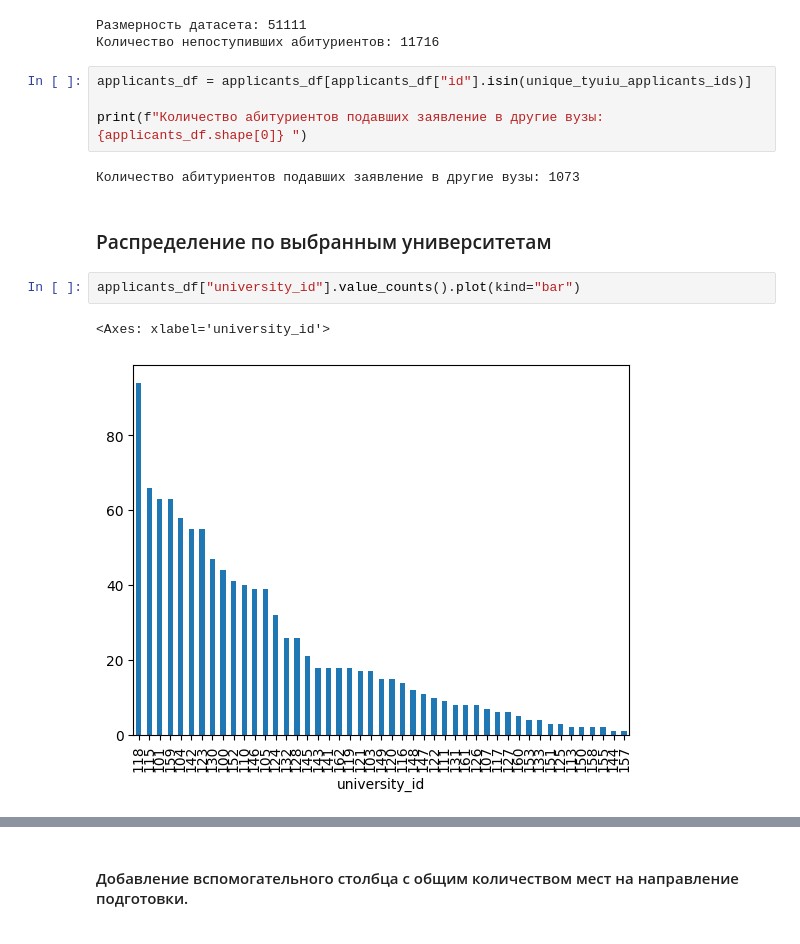
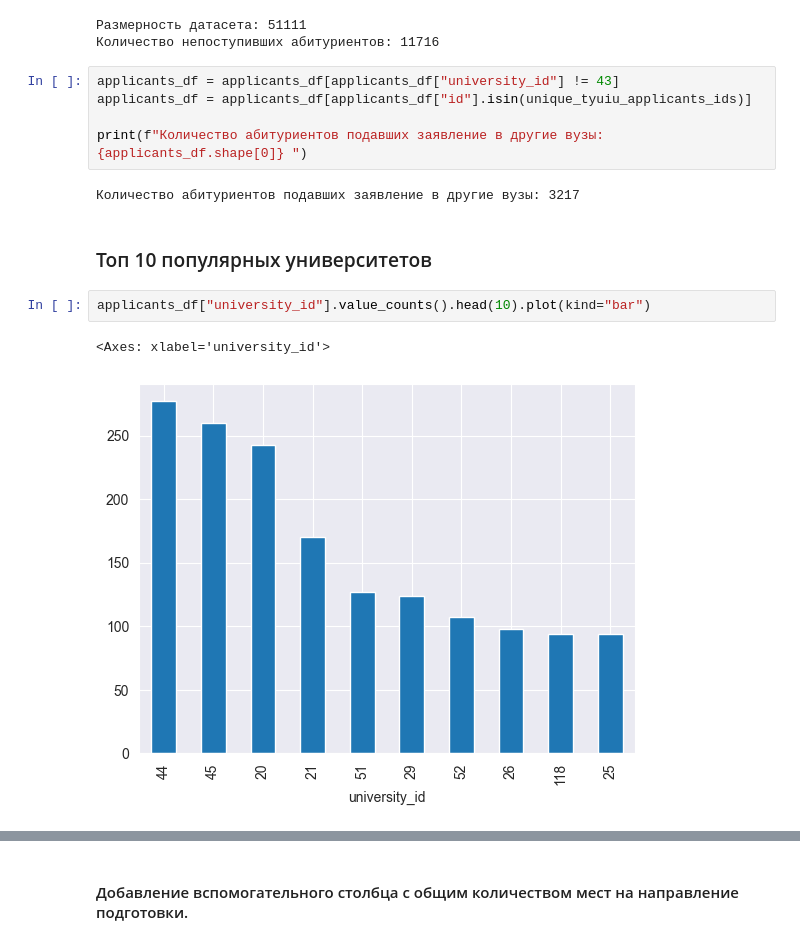
Before and after one commit to Andr171p/admission-analytics, a Jupyter notebook: not_admitted_applicants_analysis.ipynb, the cells around one changed output, grey strips where cells are left out. Cells and saved outputs as stored; diff of their text form.

```diff
--- a/not_admitted_applicants_analysis.ipynb
+++ b/not_admitted_applicants_analysis.ipynb
@@ -32,15 +33,16 @@ print(f"Количество непоступивших абитуриентов
 Размерность датасета: 51111
 Количество непоступивших абитуриентов: 11716
 # %%
+applicants_df = applicants_df[applicants_df["university_id"] != 43]
 applicants_df = applicants_df[applicants_df["id"].isin(unique_tyuiu_applicants_ids)]
 
 print(f"Количество абитуриентов подавших заявление в другие вузы: {applicants_df.shape[0]} ")
 # %% [output]
-Количество абитуриентов подавших заявление в другие вузы: 1073
+Количество абитуриентов подавших заявление в другие вузы: 3217
 # %% [markdown]
-### Распределение по выбранным университетам
+### Топ 10 популярных университетов
 # %%
-applicants_df["university_id"].value_counts().plot(kind="bar")
+applicants_df["university_id"].value_counts().head(10).plot(kind="bar")
 # %% [output]
 <Axes: xlabel='university_id'>
-[figure, old version]
+[figure, new version]
```
Also changed, not shown: parts of 13 cells of this notebook, 2 other files.
